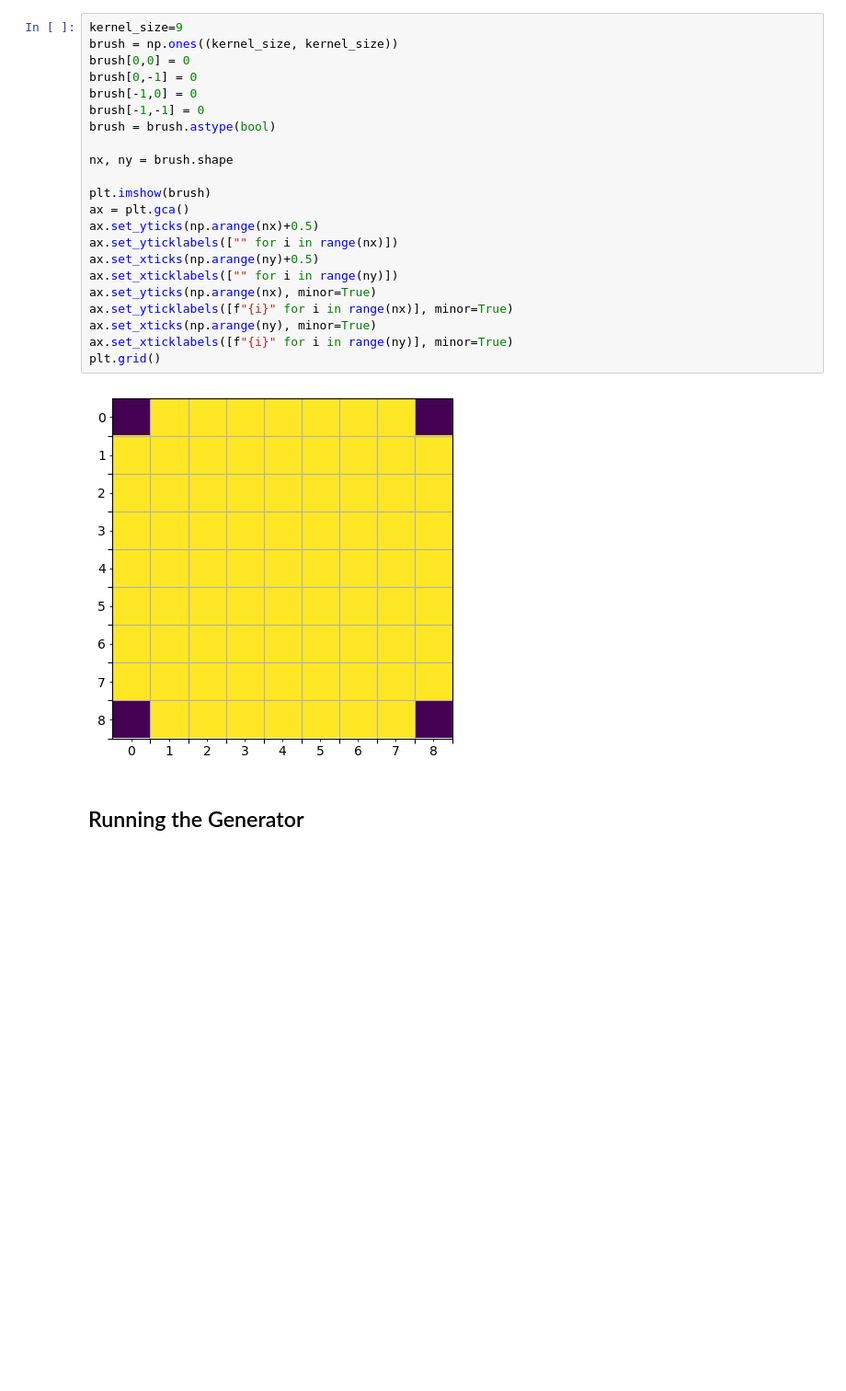
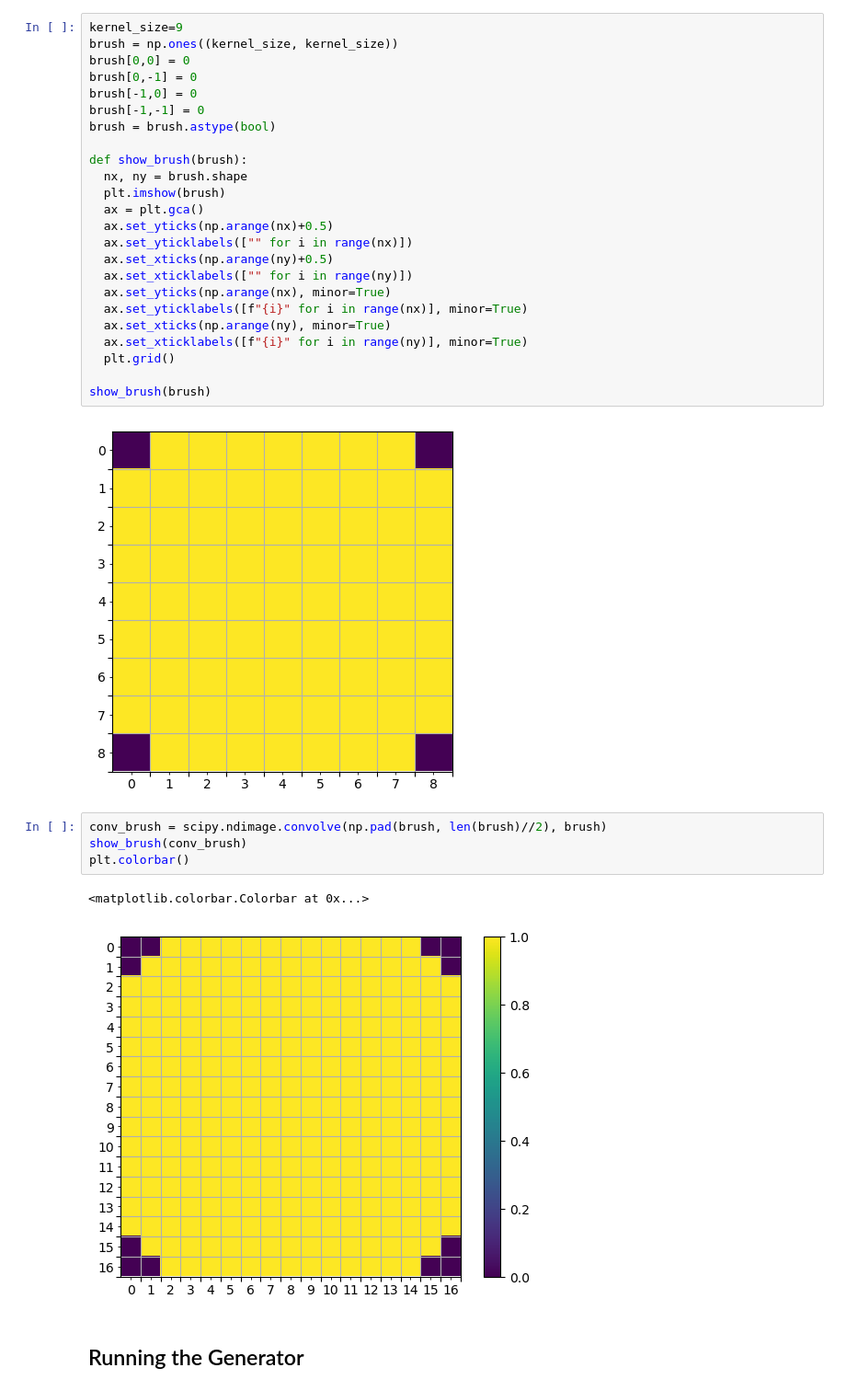
Before and after one commit to flaport/inverse_design, a Jupyter notebook: notebooks/09_local_generator.ipynb, the cells around one changed output. Shown: that part at 92% size. Cells and saved outputs as stored; diff of their text form; blank space fills up the shorter version.

```diff
--- a/notebooks/09_local_generator.ipynb
+++ b/notebooks/09_local_generator.ipynb
@@ -30,21 +30,30 @@ brush[-1,0] = 0
 brush[-1,-1] = 0
 brush = brush.astype(bool)
 
-nx, ny = brush.shape
+def show_brush(brush):
+  nx, ny = brush.shape
+  plt.imshow(brush)
+  ax = plt.gca()
+  ax.set_yticks(np.arange(nx)+0.5)
+  ax.set_yticklabels(["" for i in range(nx)])
+  ax.set_xticks(np.arange(ny)+0.5)
+  ax.set_xticklabels(["" for i in range(ny)])
+  ax.set_yticks(np.arange(nx), minor=True)
+  ax.set_yticklabels([f"{i}" for i in range(nx)], minor=True)
+  ax.set_xticks(np.arange(ny), minor=True)
+  ax.set_xticklabels([f"{i}" for i in range(ny)], minor=True)
+  plt.grid()
 
-plt.imshow(brush)
-ax = plt.gca()
-ax.set_yticks(np.arange(nx)+0.5)
-ax.set_yticklabels(["" for i in range(nx)])
-ax.set_xticks(np.arange(ny)+0.5)
-ax.set_xticklabels(["" for i in range(ny)])
-ax.set_yticks(np.arange(nx), minor=True)
-ax.set_yticklabels([f"{i}" for i in range(nx)], minor=True)
-ax.set_xticks(np.arange(ny), minor=True)
-ax.set_xticklabels([f"{i}" for i in range(ny)], minor=True)
-plt.grid()
+show_brush(brush)
 # %% [output]
 [figure]
+# %%
+conv_brush = scipy.ndimage.convolve(np.pad(brush, len(brush)//2), brush)
+show_brush(conv_brush)
+plt.colorbar()
+# %% [output]
+<matplotlib.colorbar.Colorbar at 0x...>
+[figure, added]
 # %% [markdown]
 ## Running the Generator
 # %%
```
Also changed, not shown: parts of 7 cells of this notebook.
